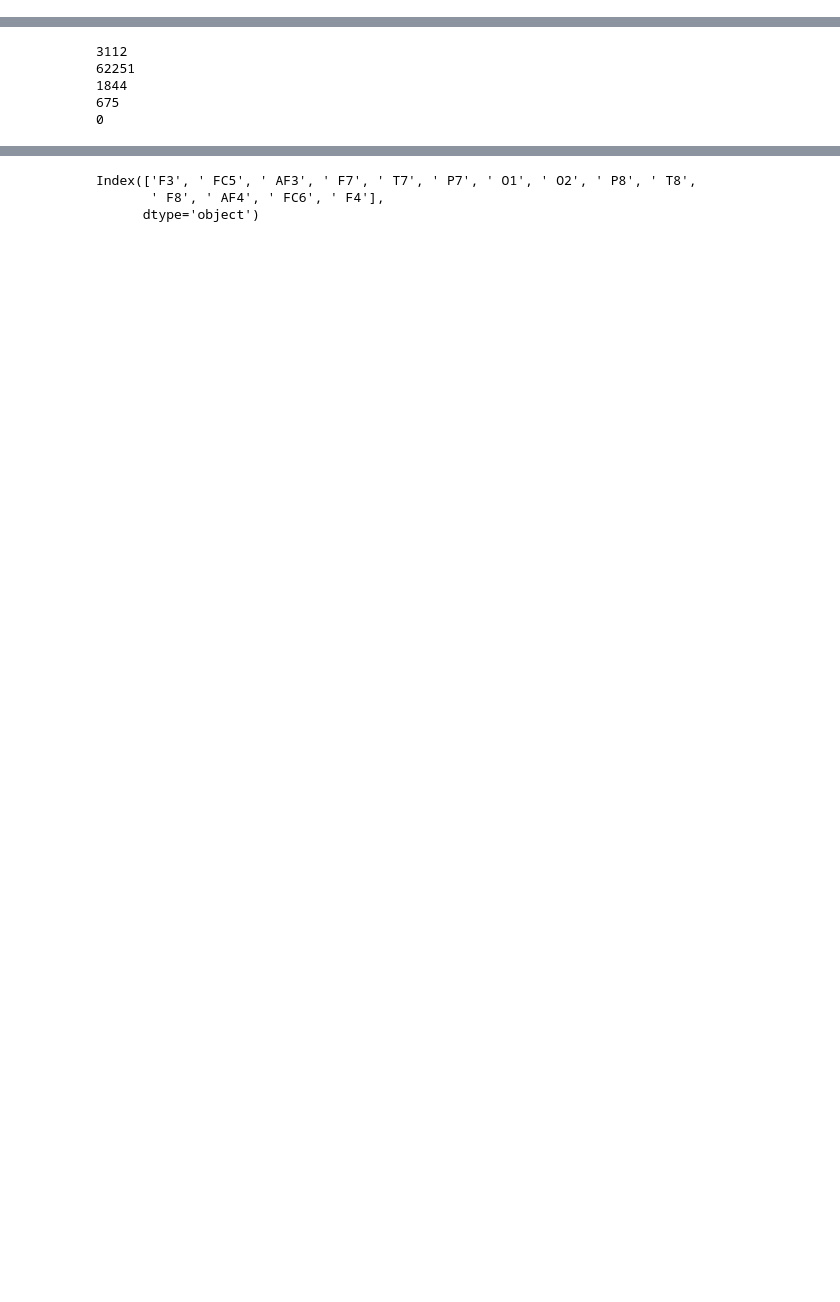
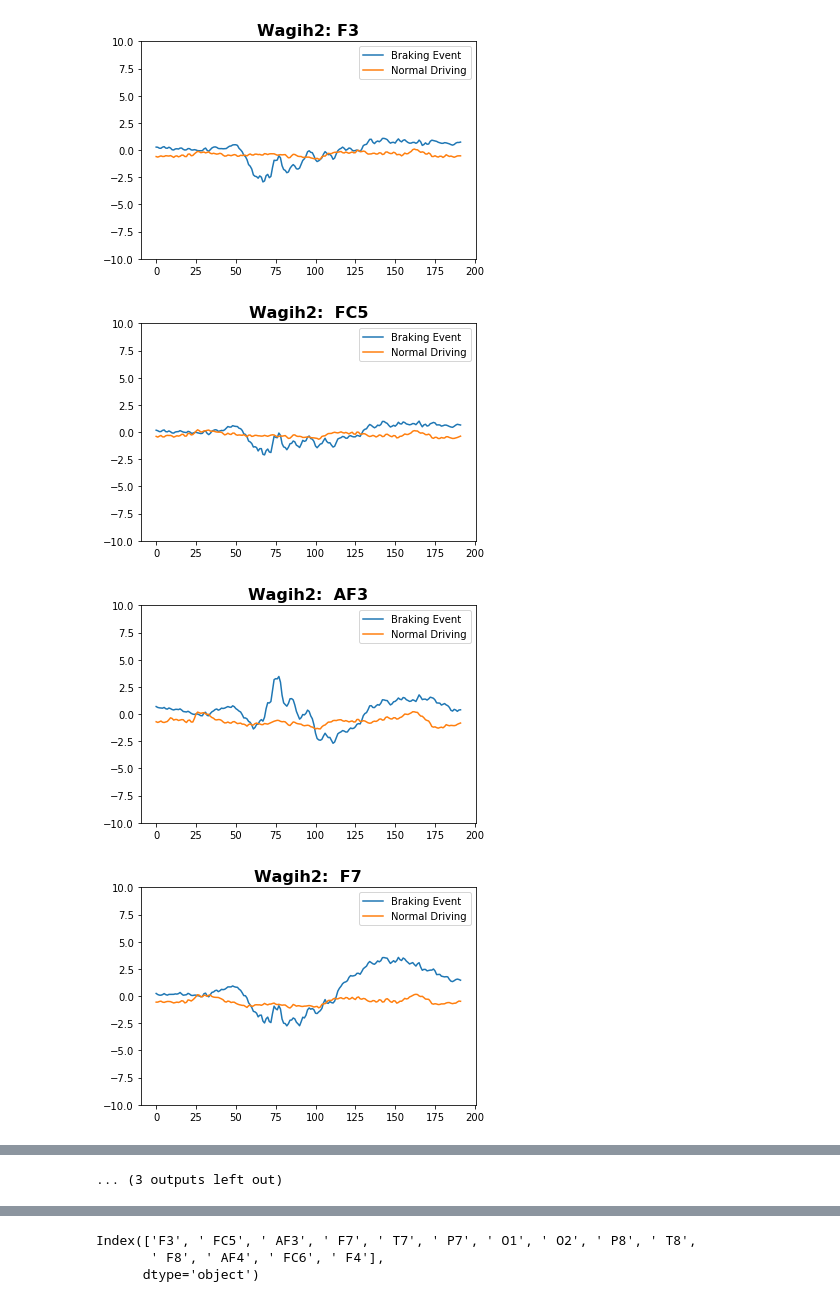
Before and after one commit to hesham-akmal/Brain-ADAS, a Jupyter notebook: EEG Work/Our Dataset Processing.ipynb, the cells around one changed output, grey strips where cells are left out. Saved outputs shown, nothing was run; the diff lists cells and outputs as text; code cells hidden in the pictures; blank space fills up the shorter version.

```diff
--- a/EEG Work/Our Dataset Processing.ipynb
+++ b/EEG Work/Our Dataset Processing.ipynb
@@ -89,0 +145,7 @@ def negative_events(indices):
+# %%
+upload_and_draw("Wagih2")
+# %% [output]
+[figure, added]
+[figure, added]
+[figure, added]
+[figure, added]
@@ -90,2 +160,3 @@ def negative_events(indices):
+... (3 outputs left out)
 # %%
 fnames = ["Subject_1", "Subject_2", "Subject_3", "Subject_4"]
@@ -101,8 +162,0 @@ for f in fnames:
-# %%
-number_of_events()
-# %% [output]
-3112
-62251
-1844
-675
-0
```
Also changed, not shown: parts of 70 cells of this notebook.
